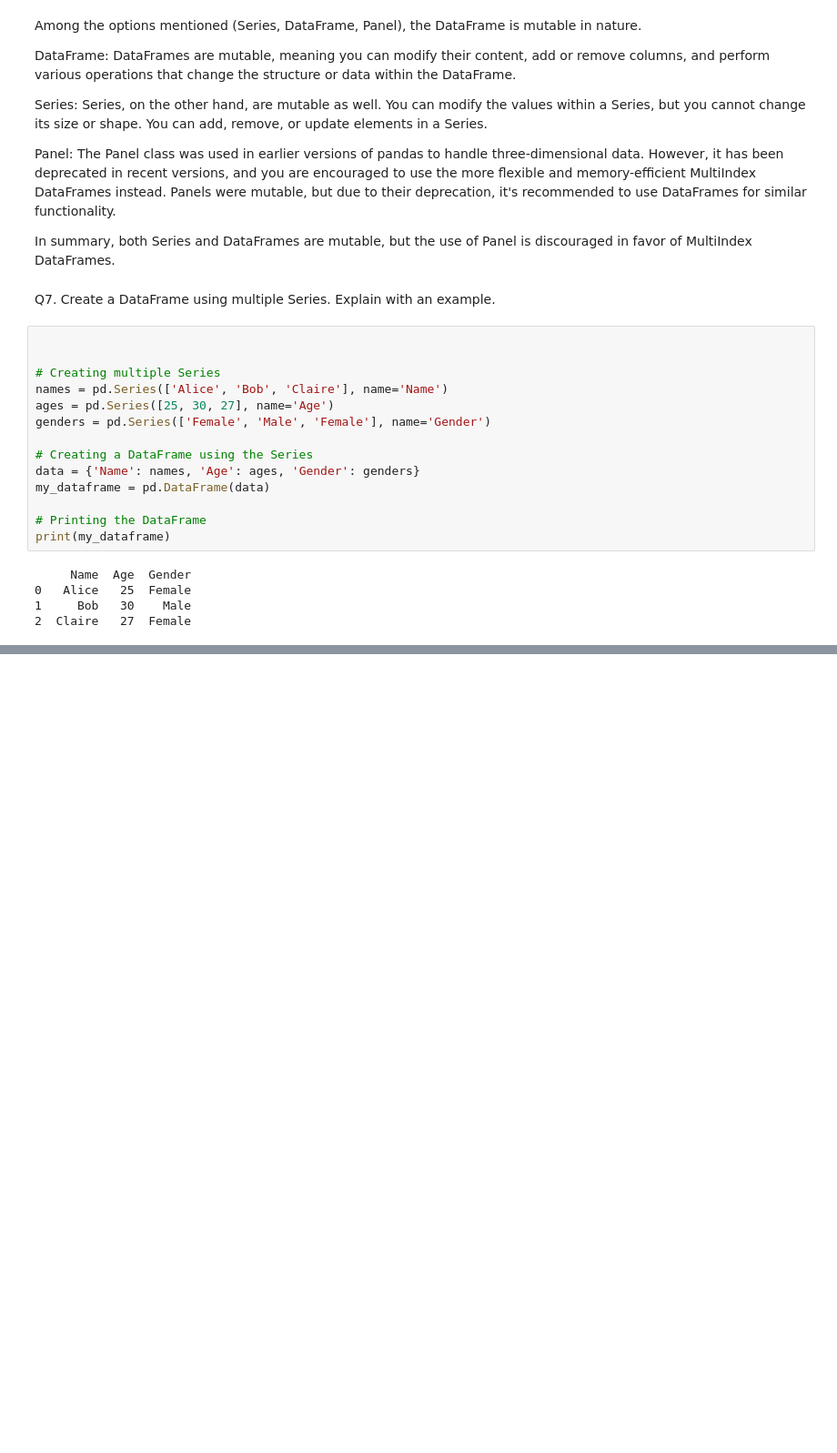
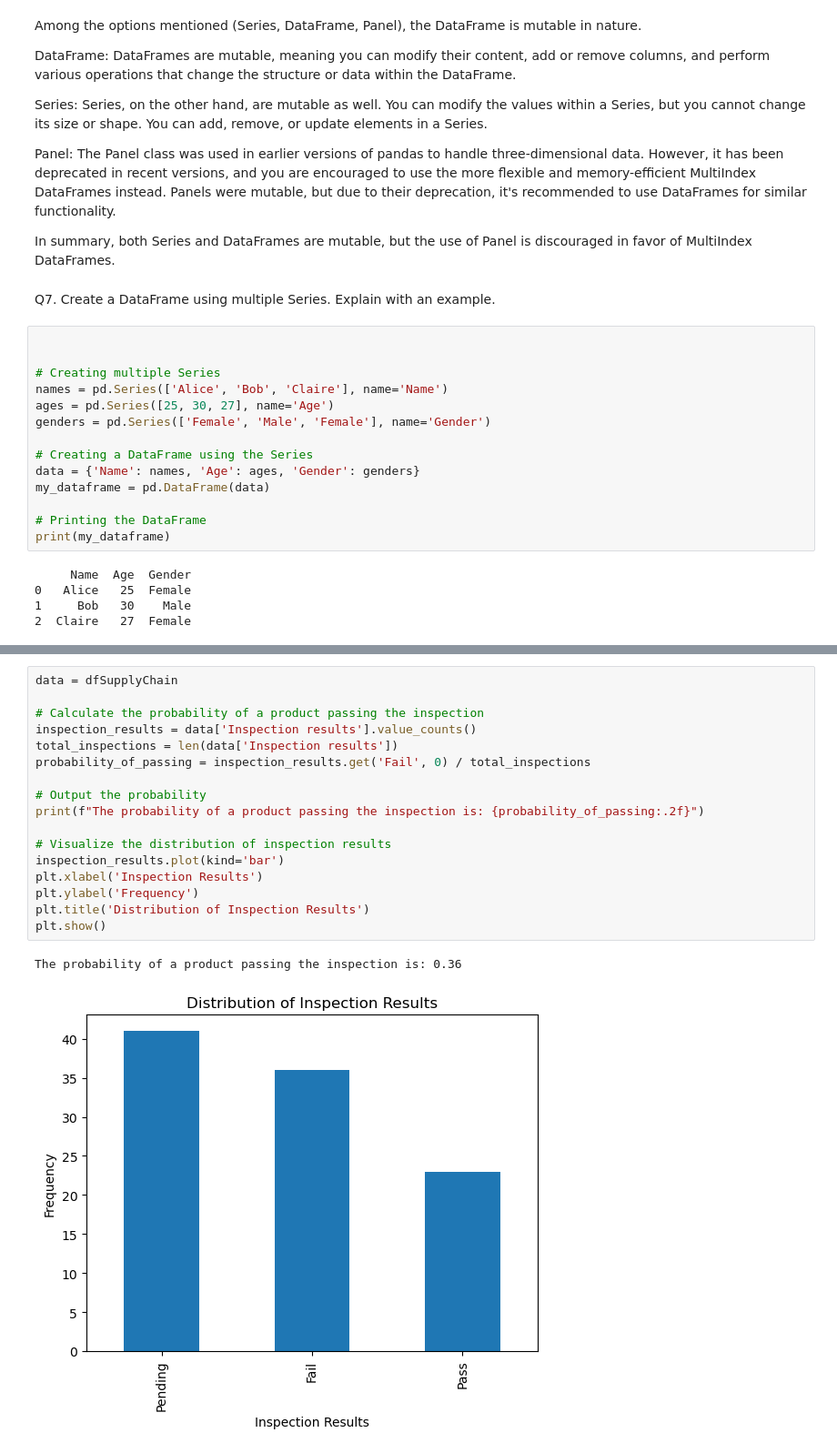
Before and after one commit to Ajitmishra35/DataScienceConcepts, a Jupyter notebook: Pandas-basic.ipynb, the cells around one changed output, grey strips where cells are left out. Shown at 91% size. Cells and saved outputs as stored; diff of their text form; blank space fills up the shorter version.

```diff
--- a/Pandas-basic.ipynb
+++ b/Pandas-basic.ipynb
@@ -190,0 +215,20 @@ print(my_dataframe)
+# %%
+data = dfSupplyChain
+
+# Calculate the probability of a product passing the inspection
+inspection_results = data['Inspection results'].value_counts()
+total_inspections = len(data['Inspection results'])
+probability_of_passing = inspection_results.get('Fail', 0) / total_inspections
+
+# Output the probability
+print(f"The probability of a product passing the inspection is: {probability_of_passing:.2f}")
+
+# Visualize the distribution of inspection results
+inspection_results.plot(kind='bar')
+plt.xlabel('Inspection Results')
+plt.ylabel('Frequency')
+plt.title('Distribution of Inspection Results')
+plt.show()
+# %% [output]
+The probability of a product passing the inspection is: 0.36
+[figure, added]
```
Also changed, not shown: parts of 3 cells of this notebook, 1 other file.
